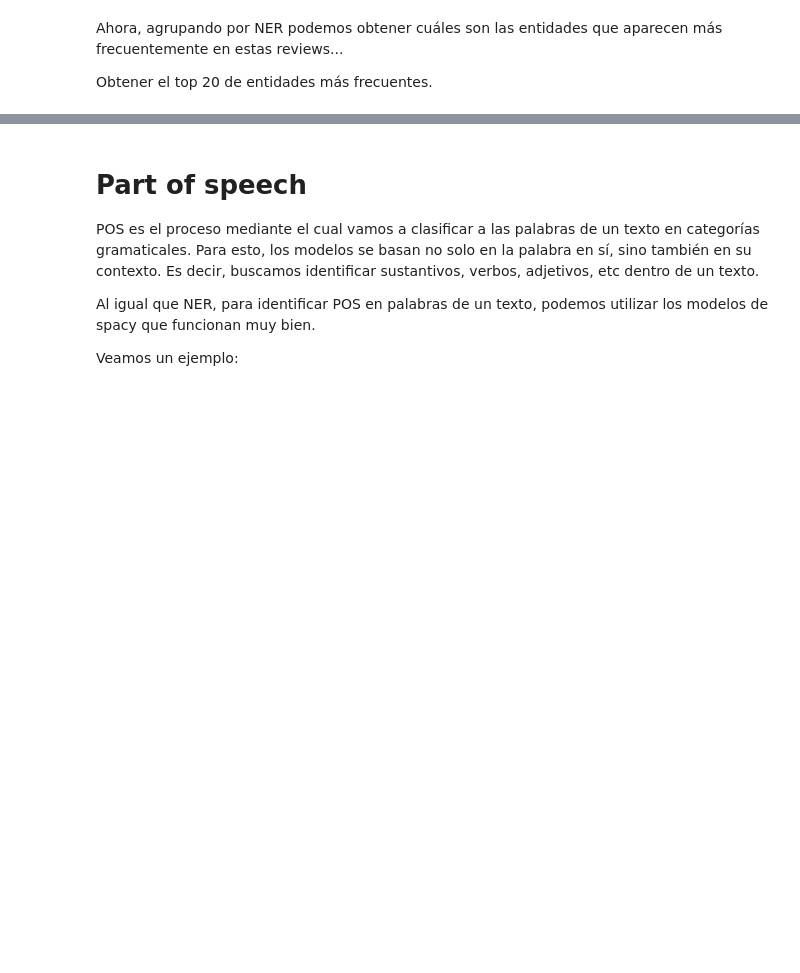
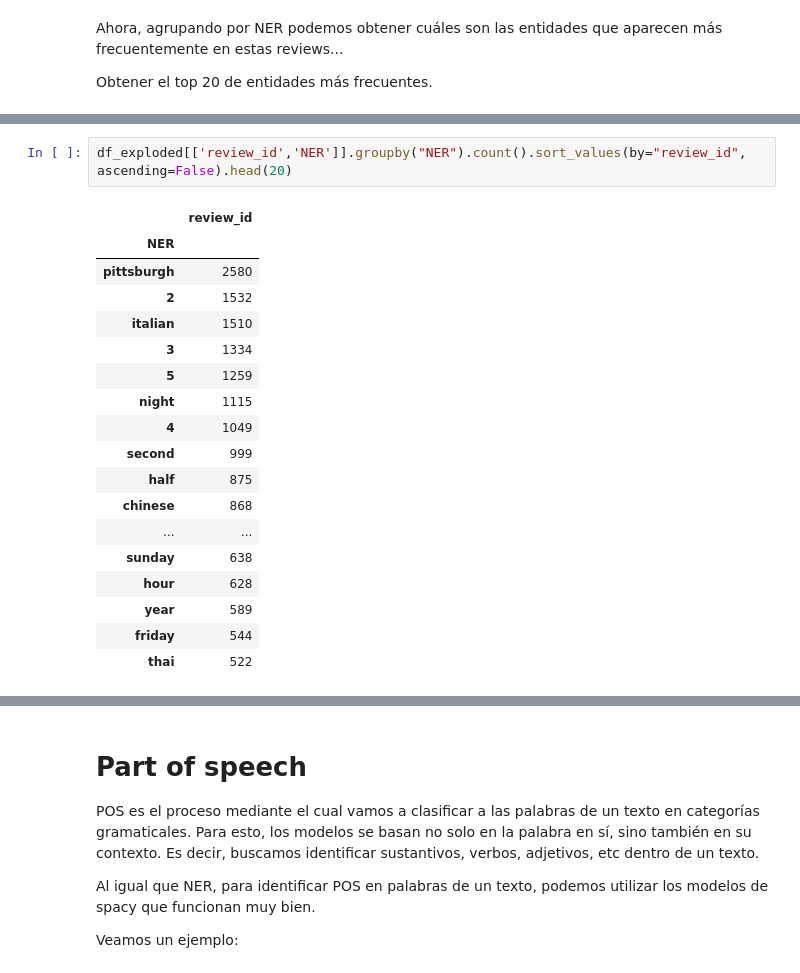
Before and after one commit to ivanjavierparra/Data-Science-Sprint-2, a Jupyter notebook: Segunda_entrega_NLP.ipynb, the cells around one changed output, grey strips where cells are left out. Drawn from its saved outputs; the diff is of its cells as text; blank space fills up the shorter version.

```diff
--- a/Segunda_entrega_NLP.ipynb
+++ b/Segunda_entrega_NLP.ipynb
@@ -264,0 +300,21 @@ KeyboardInterrupt
+# %%
+df_exploded[['review_id','NER']].groupby("NER").count().sort_values(by="review_id", ascending=False).head(20)
+# %% [output]
+|  | review_id |
+| NER |  |
+| pittsburgh | 2580 |
+| 2 | 1532 |
+| italian | 1510 |
+| 3 | 1334 |
+| 5 | 1259 |
+| night | 1115 |
+| 4 | 1049 |
+| second | 999 |
+| half | 875 |
+| chinese | 868 |
+| ... | ... |
+| sunday | 638 |
+| hour | 628 |
+| year | 589 |
+| friday | 544 |
+| thai | 522 |
```
Also changed, not shown: parts of 11 cells of this notebook.
